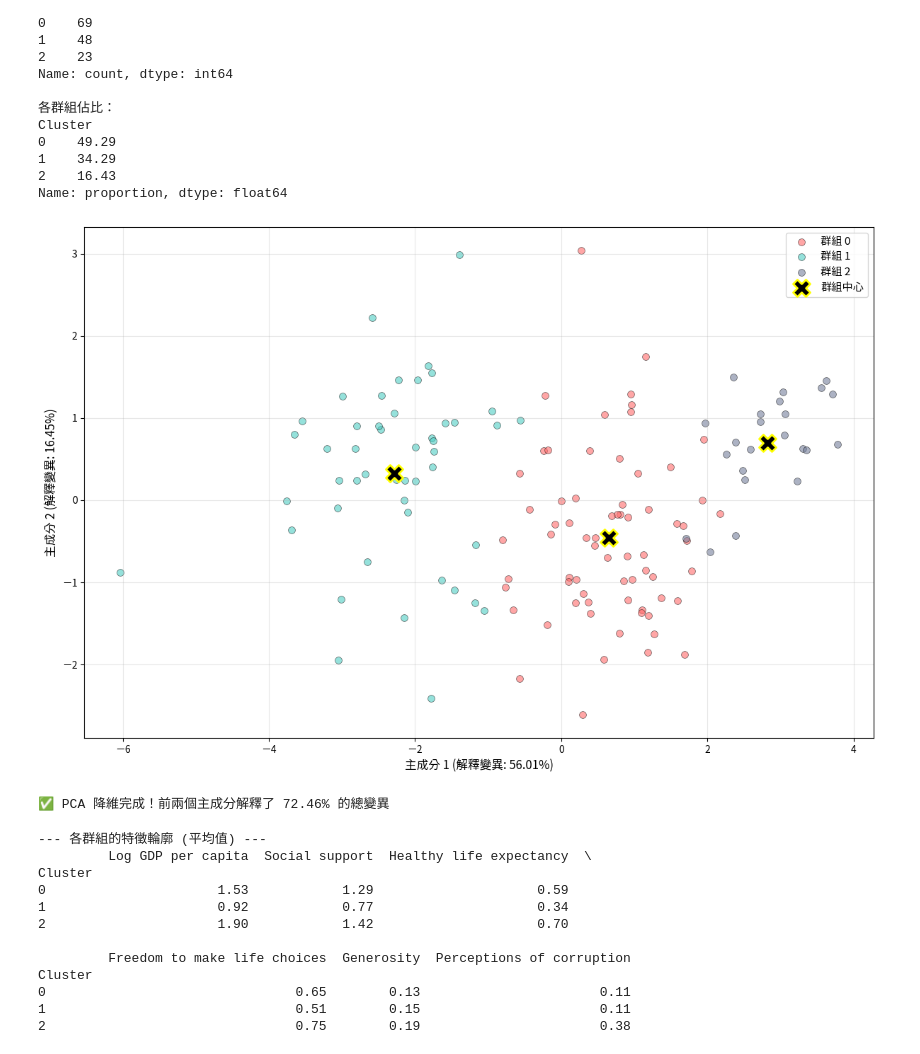
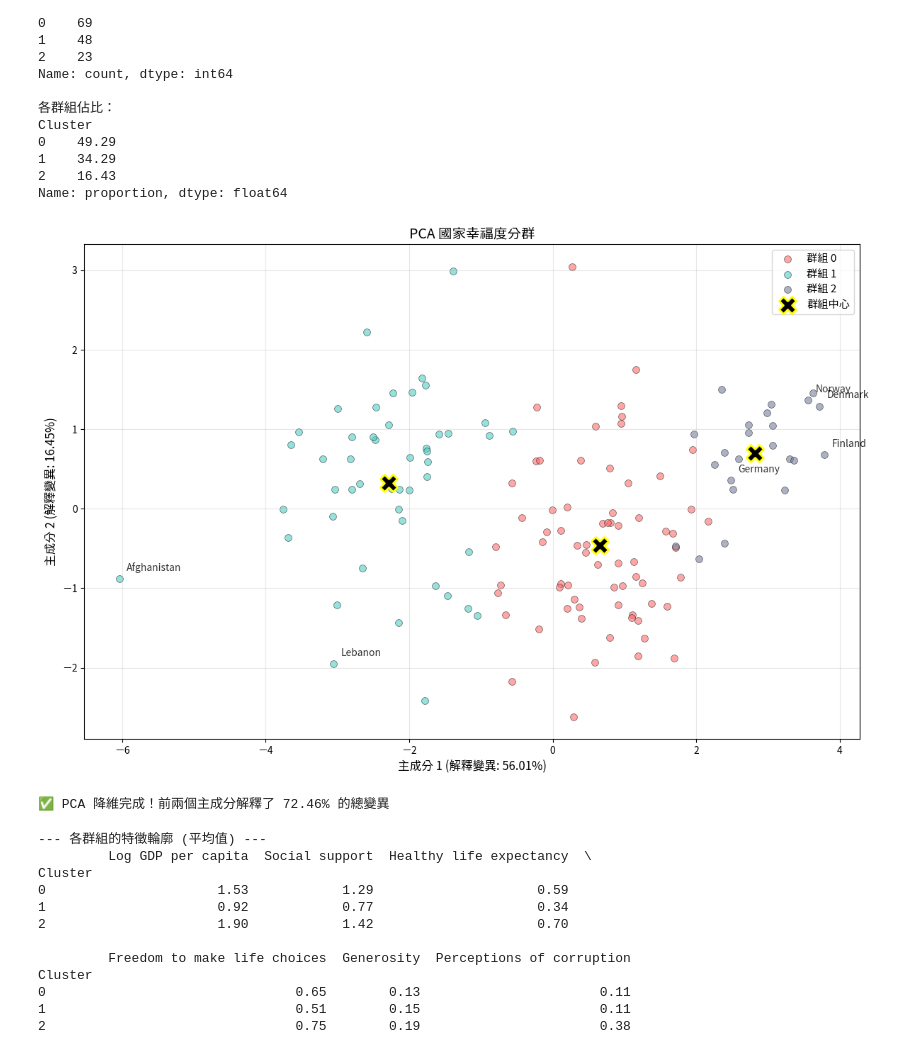
Before and after one commit to Amy823/World-Happiness-ML-Analysis, a Jupyter notebook: world_happiness_ml_analysis.ipynb, the cells around one changed output. Saved outputs shown, nothing was run; the diff lists cells and outputs as text; code cells hidden in the pictures.

```diff
--- a/world_happiness_ml_analysis.ipynb
+++ b/world_happiness_ml_analysis.ipynb
@@ -521,35 +521,56 @@ principal_components = pca.fit_transform(df_WHR_scaled)
 pca_df = pd.DataFrame(data=principal_components, columns=['PC1', 'PC2'])
 pca_df['Cluster'] = cluster_labels
 # %%
-# 繪製散佈圖
+if 'Country name' not in pca_df.columns:
+    pca_df['Country name'] = df_WHR['Country name'].values
 
+# --- 繪製散佈圖 ---
 plt.figure(figsize=(12, 8))
 colors = ['#FF6B6B', '#4ECDC4', '#75809C', '#FFA07A', '#98D8C8']
 
 for i in range(optimal_k):
     cluster_data = pca_df[pca_df['Cluster'] == i]
     plt.scatter(cluster_data['PC1'], cluster_data['PC2'],
                 c=colors[i], label=f'群組 {i}',
                 alpha=0.6, s=50, edgecolors='black', linewidth=0.5)
 
 # 繪製群組中心點
 centers_pca = pca.transform(kmeans_model.cluster_centers_)
 plt.scatter(centers_pca[:, 0], centers_pca[:, 1],
             c='black', marker='X', s=300,
             edgecolors='yellow', linewidth=2,
             label='群組中心', zorder=5)
 
+# =================== 加上代表性國家標籤 ===================
+# 挑選幾個具有代表性的國家來驗證「區域集聚效應」
+target_countries = ['Finland', 'Denmark', 'Norway', 'Germany', 'Lebanon', 'Afghanistan']
+
+for country in target_countries:
+    if country in pca_df['Country name'].values:
+        country_data = pca_df[pca_df['Country name'] == country].iloc[0]
+        x = country_data['PC1']
+        y = country_data['PC2']
+
+        # 在座標點的右上方 (x+0.1, y+0.1) 加上國家名字
+        plt.text(x + 0.1, y + 0.1, country, fontsize=10, fontweight='bold', alpha=0.8)
+# ============================================================
 
 plt.xlabel(f'主成分 1 (解釋變異: {pca.explained_variance_ratio_[0]:.2%})', fontsize=12)
 plt.ylabel(f'主成分 2 (解釋變異: {pca.explained_variance_ratio_[1]:.2%})', fontsize=12)
+plt.title('PCA 國家幸福度分群', fontsize=14, fontweight='bold')
 plt.legend(fontsize=11, loc='best')
 plt.grid(alpha=0.3)
 plt.tight_layout()
+
+import os
+os.makedirs('figures', exist_ok=True)
+plt.savefig('figures/04_pca_kmeans_clustering.png', dpi=300, bbox_inches='tight')
+
 plt.show()
 
 print(f"✅ PCA 降維完成！前兩個主成分解釋了 {sum(pca.explained_variance_ratio_):.2%} 的總變異")
 # %% [output]
-[figure, old version]
+[figure, new version]
 ✅ PCA 降維完成！前兩個主成分解釋了 72.46% 的總變異
 # %%
 # 計算各群組的平均值
```
Also changed, not shown: parts of 1 cell of this notebook.
